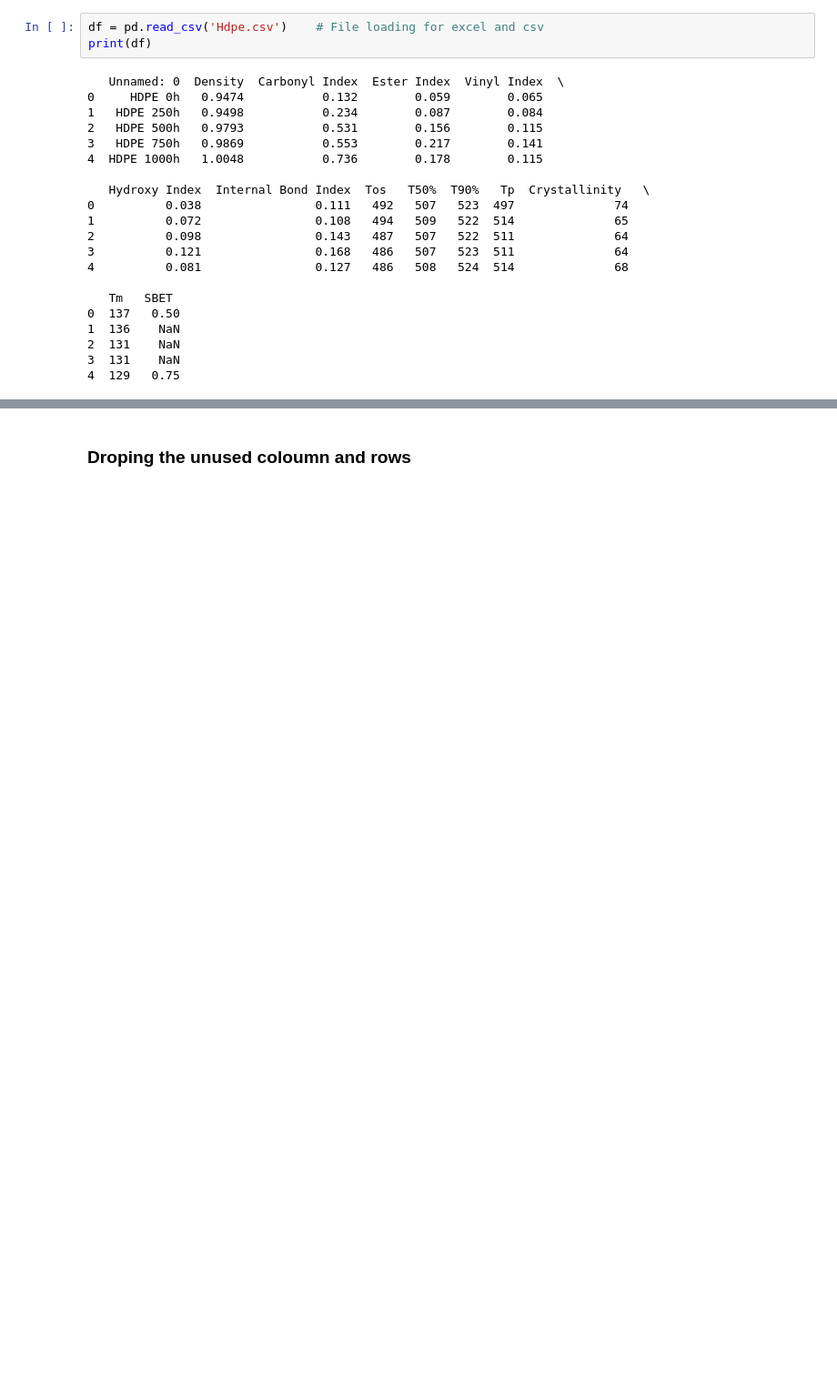
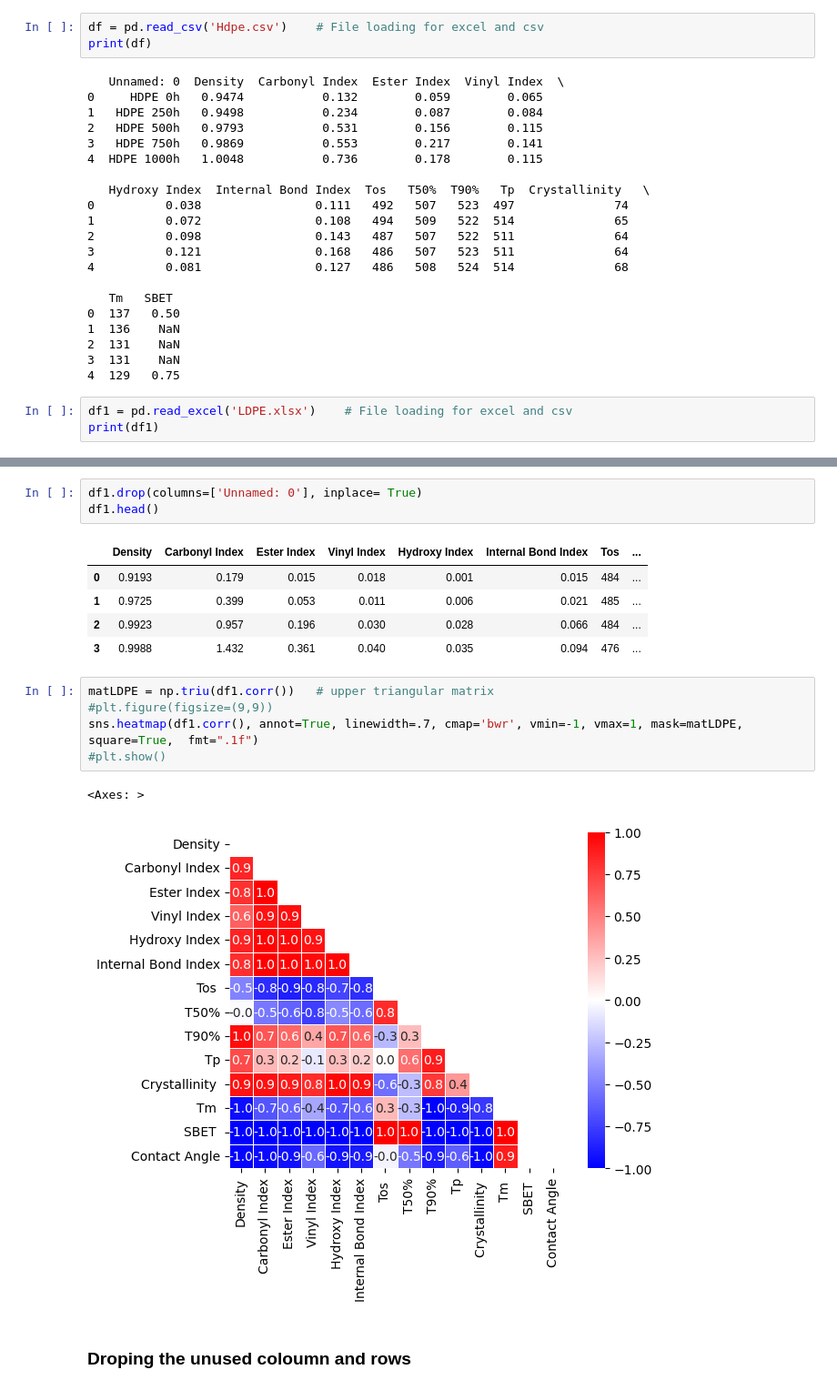
Before and after one commit to VaibhavBudhiraja/CorrelationMap, a Jupyter notebook: HeatmapFinal.ipynb, the cells around one changed output, grey strips where cells are left out. Shown at 91% size. Saved outputs shown, nothing was run; the diff lists cells and outputs as text; blank space fills up the shorter version.

Commit message:
LDPE file added and run

```diff
--- a/HeatmapFinal.ipynb
+++ b/HeatmapFinal.ipynb
@@ -32,3 +32,6 @@ print(df)
 2  131    NaN
 3  131    NaN
 4  129   0.75
+# %%
+df1 = pd.read_excel('LDPE.xlsx')    # File loading for excel and csv
+print(df1)
@@ -35,3 +56,20 @@ print(df)
+# %%
+df1.drop(columns=['Unnamed: 0'], inplace= True)
+df1.head()
+# %% [output]
+|  | Density | Carbonyl Index | Ester Index | Vinyl Index | Hydroxy Index | Internal Bond Index | Tos | ... |
+| 0 | 0.9193 | 0.179 | 0.015 | 0.018 | 0.001 | 0.015 | 484 | ... |
+| 1 | 0.9725 | 0.399 | 0.053 | 0.011 | 0.006 | 0.021 | 485 | ... |
+| 2 | 0.9923 | 0.957 | 0.196 | 0.030 | 0.028 | 0.066 | 484 | ... |
+| 3 | 0.9988 | 1.432 | 0.361 | 0.040 | 0.035 | 0.094 | 476 | ... |
+# %%
+matLDPE = np.triu(df1.corr())   # upper triangular matrix
+#plt.figure(figsize=(9,9))
+sns.heatmap(df1.corr(), annot=True, linewidth=.7, cmap='bwr', vmin=-1, vmax=1, mask=matLDPE, square=True,  fmt=".1f")
+#plt.show()
+# %% [output]
+<Axes: >
+[figure, added]
 # %% [markdown]
 ### Droping the unused coloumn and rows
 # %%
```
Also changed, not shown: parts of 1 cell of this notebook.
